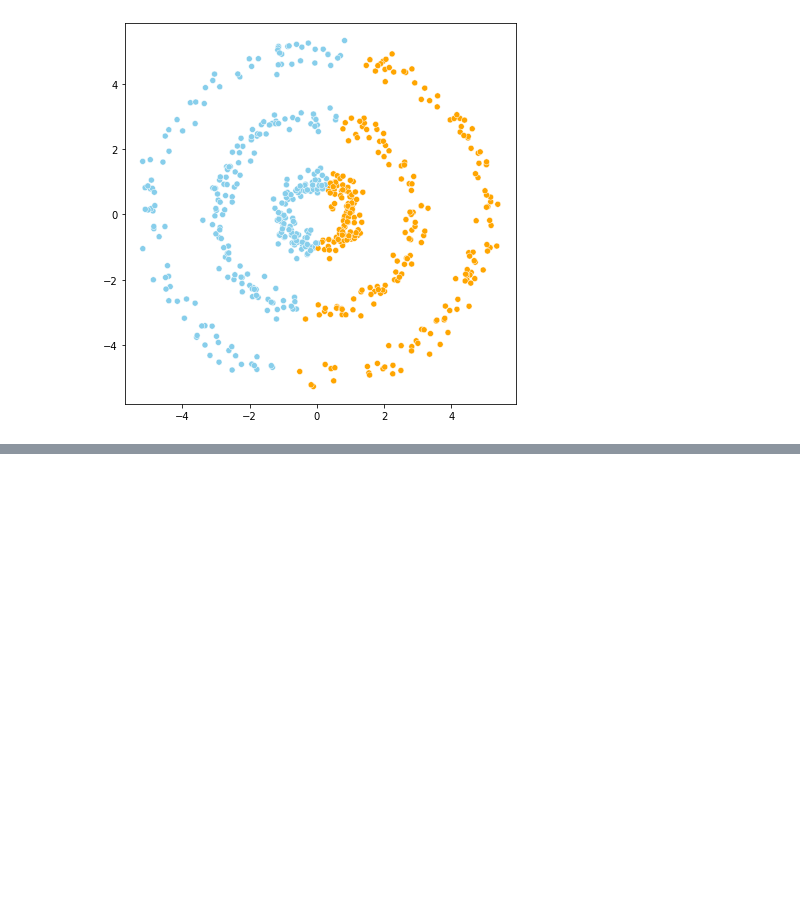
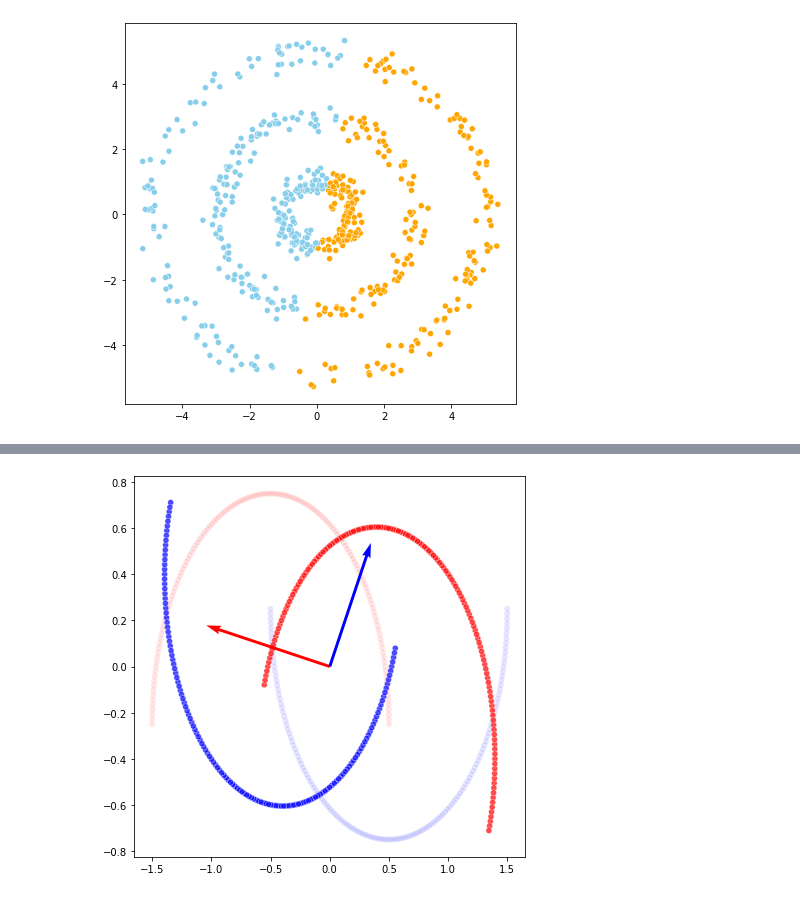
Before and after one commit to Vaycold/Python_ML, a Jupyter notebook: Pattern_Recognition/패턴학습 및 비지도학습.ipynb, the cells around one changed output, grey strips where cells are left out. Cells and saved outputs as stored; diff of their text form; code cells hidden in the pictures; blank space fills up the shorter version.

```diff
--- a/Pattern_Recognition/패턴학습 및 비지도학습.ipynb
+++ b/Pattern_Recognition/패턴학습 및 비지도학습.ipynb
@@ -344,0 +416,34 @@ plt.show()
+# %%
+ # pca를 사용해서 해보자
+ # 원본 alpha = 0.1, pcscore = alpha 0.5
+pca = PCA()
+pca.fit(x_3)
+pc_score = pca.transform(x_3)
+eigen_v = pca.components_.transpose()
+
+mx = x_3
+for i in range(x_3.shape[1]) :
+  mx[:,i] = mx[:,i] - np.mean(mx[:,i])
+
+plt.figure(figsize=(7,7))
+
+sns.scatterplot(
+    mx[:,0],
+    mx[:,1],
+    c = [color_code.get(i) for i in y_3], alpha=0.1
+)
+
+sns.scatterplot(
+    pc_score[:,0],
+    pc_score[:,1],
+    c = [color_code.get(i) for i in y_3], alpha=0.7
+)
+
+origin = (0,0)
+
+plt.quiver(*origin, eigen_v[0,0], eigen_v[1,0], color='r',scale=3)
+plt.quiver(*origin, eigen_v[0,1], eigen_v[1,1], color='b',scale=3)
+
+plt.show()
+# %% [output]
+[figure, added]
```
Also changed, not shown: parts of 13 cells of this notebook.
